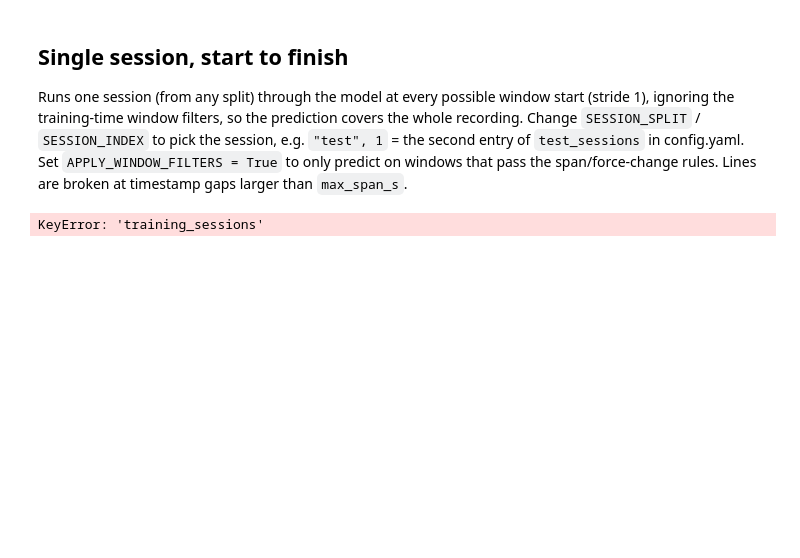
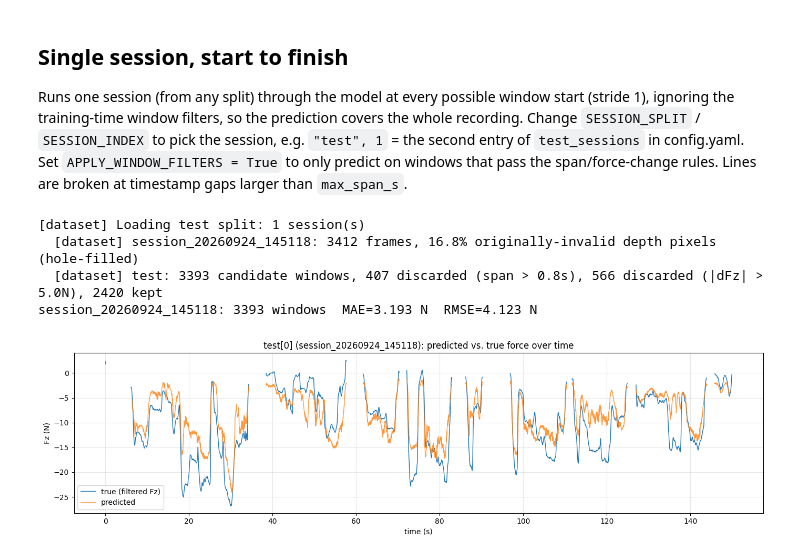
Before and after one commit to WouterDGries/ForceEstimationPipeline, a Jupyter notebook: Model/explore.ipynb, the cells around one changed output. Drawn from its saved outputs; the diff is of its cells as text; code cells hidden in the pictures; blank space fills up the shorter version.

```diff
--- a/Model/explore.ipynb
+++ b/Model/explore.ipynb
@@ -232,8 +221,8 @@ fig.tight_layout()
 
 Runs one session (from any split) through the model at every possible window start (stride 1), ignoring the training-time window filters, so the prediction covers the whole recording. Change `SESSION_SPLIT` / `SESSION_INDEX` to pick the session, e.g. `"test", 1` = the second entry of `test_sessions` in config.yaml. Set `APPLY_WINDOW_FILTERS = True` to only predict on windows that pass the span/force-change rules. Lines are broken at timestamp gaps larger than `max_span_s`.
 # %%
-SESSION_SPLIT = "train"          # "train", "val" or "test"
-SESSION_INDEX = 3               # index into config.yaml's <split>_sessions list
+SESSION_SPLIT = "test"          # "train", "val" or "test"
+SESSION_INDEX = 0               # index into config.yaml's <split>_sessions list
 APPLY_WINDOW_FILTERS = False    # True = only windows passing max_span_s / max_force_change_n
 
 import copy
@@ -256,31 +245,35 @@ with torch.inference_mode():
         clip = batch["clip"].to(device, non_blocking=True)
         with torch.autocast(device_type=device.type, dtype=autocast_dtype, enabled=autocast_dtype is not None):
             prediction = net(clip).squeeze(1).float()
         prediction = train_module._clamp_predictions(prediction, clamp_sign)
         session_preds_n.append(prediction.cpu().numpy() * force_norm_scale_n)
         session_starts.append(batch["start_frame"].numpy())
 session_preds_n = np.concatenate(session_preds_n)
 session_label_frames = np.concatenate(session_starts) + label_offset
 session_trues_n = single_session.frame_fz_n[session_label_frames]
 
 max_gap_s = model_config["window"]["max_span_s"]
 def _break_at_gaps(t_s, values):
     """Inserts NaN between samples more than max_gap_s apart so matplotlib doesn't draw straight lines across gaps."""
     gap_idx = np.where(np.diff(t_s) > max_gap_s)[0] + 1
     return np.insert(t_s, gap_idx, np.nan), np.insert(values.astype(float), gap_idx, np.nan)
 
 frame_t_s = (single_session.frame_ts_ns - single_session.frame_ts_ns[0]) / 1e9
 pred_t_s = frame_t_s[session_label_frames]
 
 fig, ax = plt.subplots(figsize=(14, 4))
 ax.plot(*_break_at_gaps(frame_t_s, single_session.frame_fz_n), label="true (filtered Fz)", linewidth=1)
 ax.plot(*_break_at_gaps(pred_t_s, session_preds_n), label="predicted", linewidth=1, alpha=0.8)
 ax.set_xlabel("time (s)"); ax.set_ylabel("Fz (N)"); ax.legend(); ax.grid(alpha=0.3)
 ax.set_title(f"{SESSION_SPLIT}[{SESSION_INDEX}] ({session_name}): predicted vs. true force over time")
 fig.tight_layout()
 
 session_err = session_preds_n - session_trues_n
 print(f"{session_name}: {len(session_preds_n)} windows  MAE={np.abs(session_err).mean():.3f} N  "
       f"RMSE={np.sqrt((session_err ** 2).mean()):.3f} N")
 # %% [output]
-KeyError: 'training_sessions'
+[dataset] Loading test split: 1 session(s)
+  [dataset] session_20260924_145118: 3412 frames, 16.8% originally-invalid depth pixels (hole-filled)
+  [dataset] test: 3393 candidate windows, 407 discarded (span > 0.8s), 566 discarded (|dFz| > 5.0N), 2420 kept
+session_20260924_145118: 3393 windows  MAE=3.193 N  RMSE=4.123 N
+[figure, added]
```
Also changed, not shown: parts of 3 cells of this notebook.
